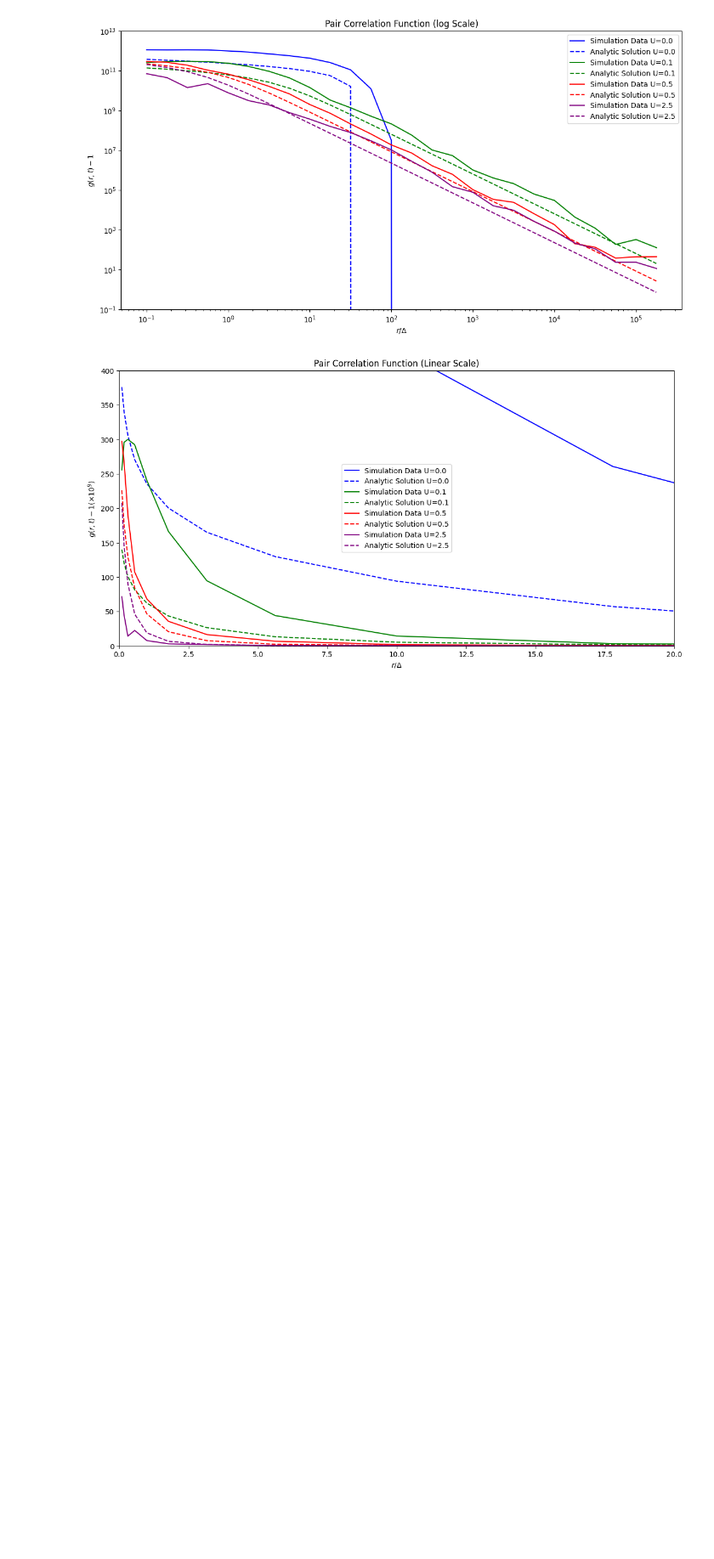
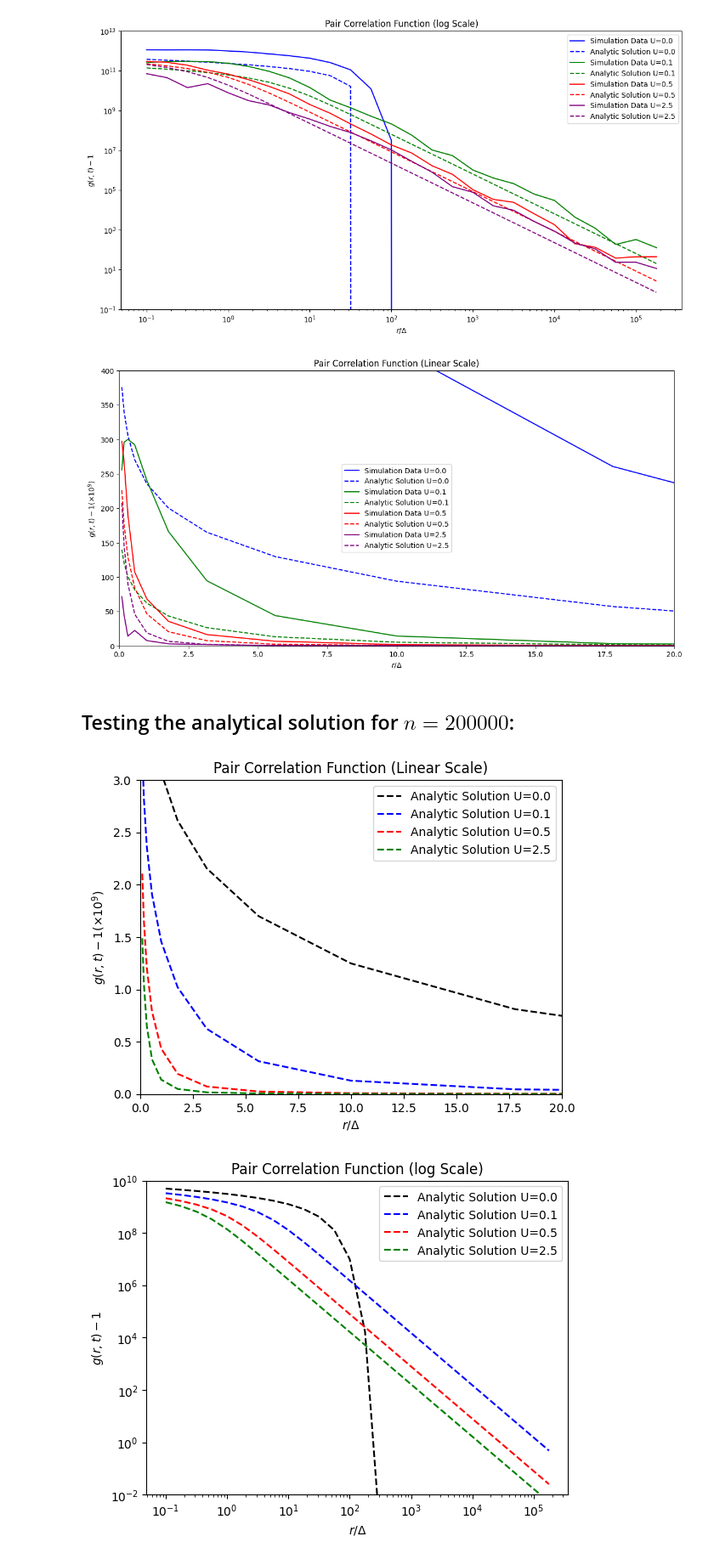
Before and after one commit to KatharinaBracher/Brownian-Bug-Model, a Jupyter notebook: histograms.ipynb, the cells around one changed output. Shown at 85% size. Cells and saved outputs as stored; diff of their text form; code cells hidden in the pictures; blank space fills up the shorter version.

Commit message:
Added analytical solution plot for n=200000

```diff
--- a/histograms.ipynb
+++ b/histograms.ipynb
@@ -5,12 +5,3 @@ import numpy as np
 from histograms import PairDens, run_simulation, g_theoretical
 #%load_ext autoreload
 #%autoreload 2
-# %%
-n = 2000 # Starting plankton population size.
-iters = 1000 # Time steps.
-L_max = np.sqrt(10) # Size of square domain.
-delta = 10**(-7)
-U_tot = 0.1 #Utot_list = [0.0, 0.1, 0.5, 2.5]
-
-plankton = run_simulation(n, iters, L_max, delta, U_tot, True)
-print(len(plankton))
@@ -25,7 +7,0 @@ r_list, pcf_dx_list, pcf_dp_list = PairDens(pow_min, pow_max, dp, L_max, plankto
-# %%
-# We scale the radii to have r/delta
-radii = [i/delta for i in r_list]
-
-C_0 = len(plankton)/10
-gamma = 0.0264
-g_test = g_theoretical(gamma, radii, C_0)
@@ -97,7 +47,7 @@ Number of plankton after the simulation: 4678.
 Number of plankton after the simulation: 1862.
 Number of plankton after the simulation: 1434.
 # %%
-colours = ['blue', 'green', 'red', 'purple']
+colours = ['black', 'blue', 'red', 'green']
 
 plt.figure(figsize=(14, 7))
 for i, (radii, pcf_dx, pcf_dp, exact_sol) in enumerate(results):
@@ -133,3 +83,49 @@ plt.show()
 # %% [output]
 [figure]
 [figure]
+# %% [markdown]
+## Testing the analytical solution for $n=200000$:
+# %%
+n = 200000
+iters = 1000 # Time steps.
+L_max = np.sqrt(10) # Size of square domain.
+area = L_max**2
+delta = 10**(-7)
+pow_min = -8.0 # To reproduce the image, choose -8.0
+pow_max = -1.5 # To reproduce the image, choose -1.5
+dp = 0.25
+edges = 10 ** np.arange(pow_min, pow_max + dp, dp)
+Utot_list = [0.0, 0.1, 0.5, 2.5]
+gamma_list = [-2.82*10**(-15), 0.0264, 0.506, 2.43]
+
+colours = ['black', 'blue', 'red', 'green']
+
+radii = [i / delta for i in edges[:-1]]
+C_0 = n / area
+
+for i, gamma in enumerate(gamma_list):
+    colour = colours[i % len(colours)]
+    exact = g_theoretical(gamma, radii, C_0, iters) / 10**9
+    plt.plot(radii, exact, '--', color = colour, label=f'Analytic Solution U={Utot_list[i % len(colours)]}')
+plt.xlim(0, 20)
+plt.ylim(0, 3)
+plt.xlabel(r'$r / \Delta$')
+plt.ylabel(r'$g(r, t) - 1 (\times 10^{9})$')
+plt.title('Pair Correlation Function (Linear Scale)')
+plt.legend()
+plt.show()
+
+
+for i, gamma in enumerate(gamma_list):
+    colour = colours[i % len(colours)]
+    exact = g_theoretical(gamma, radii, C_0, iters)
+    plt.loglog(radii, exact, '--', color=colour, label=f'Analytic Solution U={Utot_list[i % len(colours)]}')
+plt.ylim(10**(-2), 10**10)
+plt.xlabel(r'$r / \Delta$')
+plt.ylabel(r'$g(r, t) - 1$')
+plt.title('Pair Correlation Function (log Scale)')
+plt.legend()
+plt.show()
+# %% [output]
+[figure, added]
+[figure, added]
```
Also changed, not shown: parts of 4 cells of this notebook.
